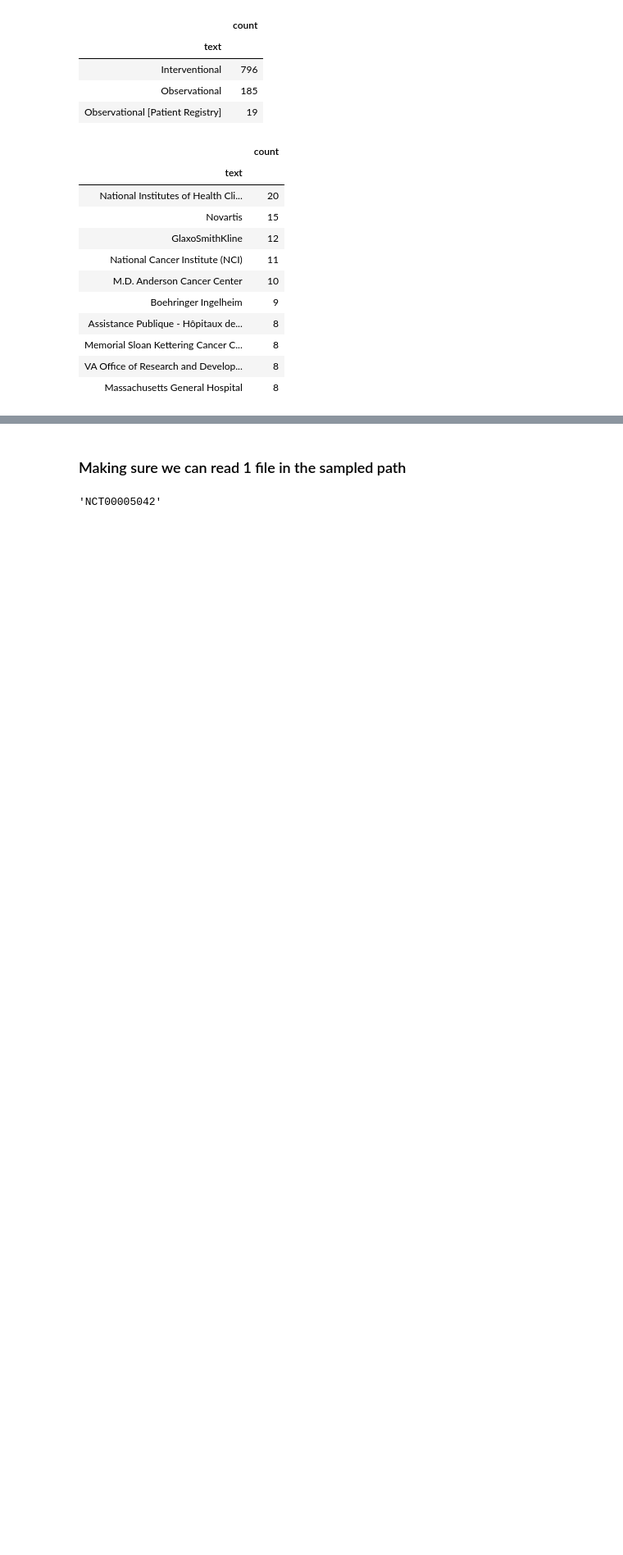
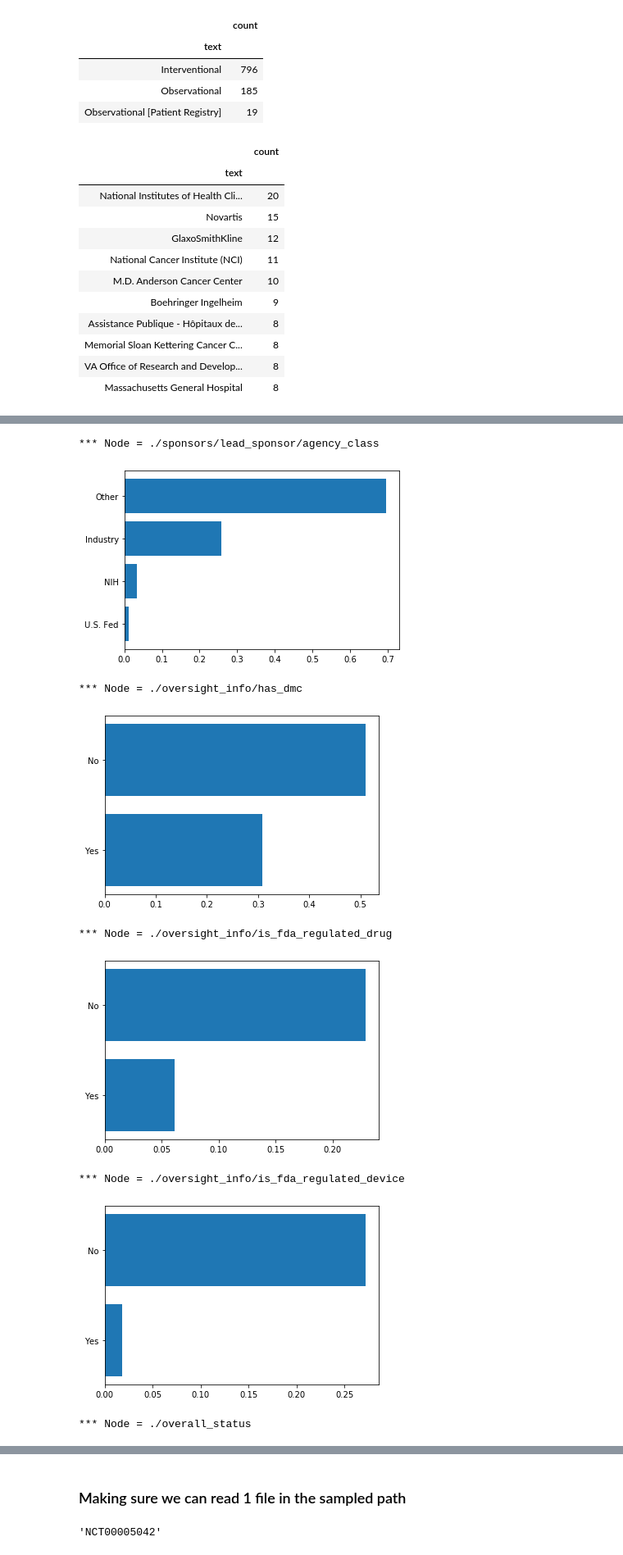
Before and after one commit to sylvaingchassang/trial-explorer, a Jupyter notebook: notebooks/rf_eda.ipynb, the cells around one changed output, grey strips where cells are left out. Shown at 82% size. Drawn from its saved outputs; the diff is of its cells as text; code cells hidden in the pictures; blank space fills up the shorter version.

Commit message:
distribution crawled

```diff
--- a/notebooks/rf_eda.ipynb
+++ b/notebooks/rf_eda.ipynb
@@ -50,5 +61,6 @@ node2file_sample = pickle.load(open('rf_data/node2file_sample.p', 'rb'))
 node2file = pickle.load(open('rf_data/node2file.p', 'rb'))
 dfj = pd.read_csv('rf_data/summary.csv', index_col='node')
 sum_df_dict = pickle.load(open('rf_data/summary_dfs.p', 'rb'))
+sum_df_dict_all = pickle.load(open('rf_data/all_distributions.p', 'rb'))
 # %% [markdown]
 ### summary statistics about each node
@@ -124,0 +141,21 @@ plt.show()
+# %%
+for node, df in sum_df_dict_all.items():
+    print("*** Node = %s" % node)
+    df.columns = ['pct']
+    df = df.reset_index().dropna() # getting rid of NaNs in the index
+    df['index'] = df['index'].apply(lambda x: str(x)[:20])  # 20 char limit
+    df = df.set_index('index')
+    df_top = df[:10]
+    plt.barh(y=df_top.index, width=df_top['pct'])
+    plt.gca().invert_yaxis()
+    plt.show()
+# %% [output]
+*** Node = ./sponsors/lead_sponsor/agency_class
+[figure, added]
+*** Node = ./oversight_info/has_dmc
+[figure, added]
+*** Node = ./oversight_info/is_fda_regulated_drug
+[figure, added]
+*** Node = ./oversight_info/is_fda_regulated_device
+[figure, added]
+*** Node = ./overall_status
```
Also changed, not shown: parts of 22 cells of this notebook.
